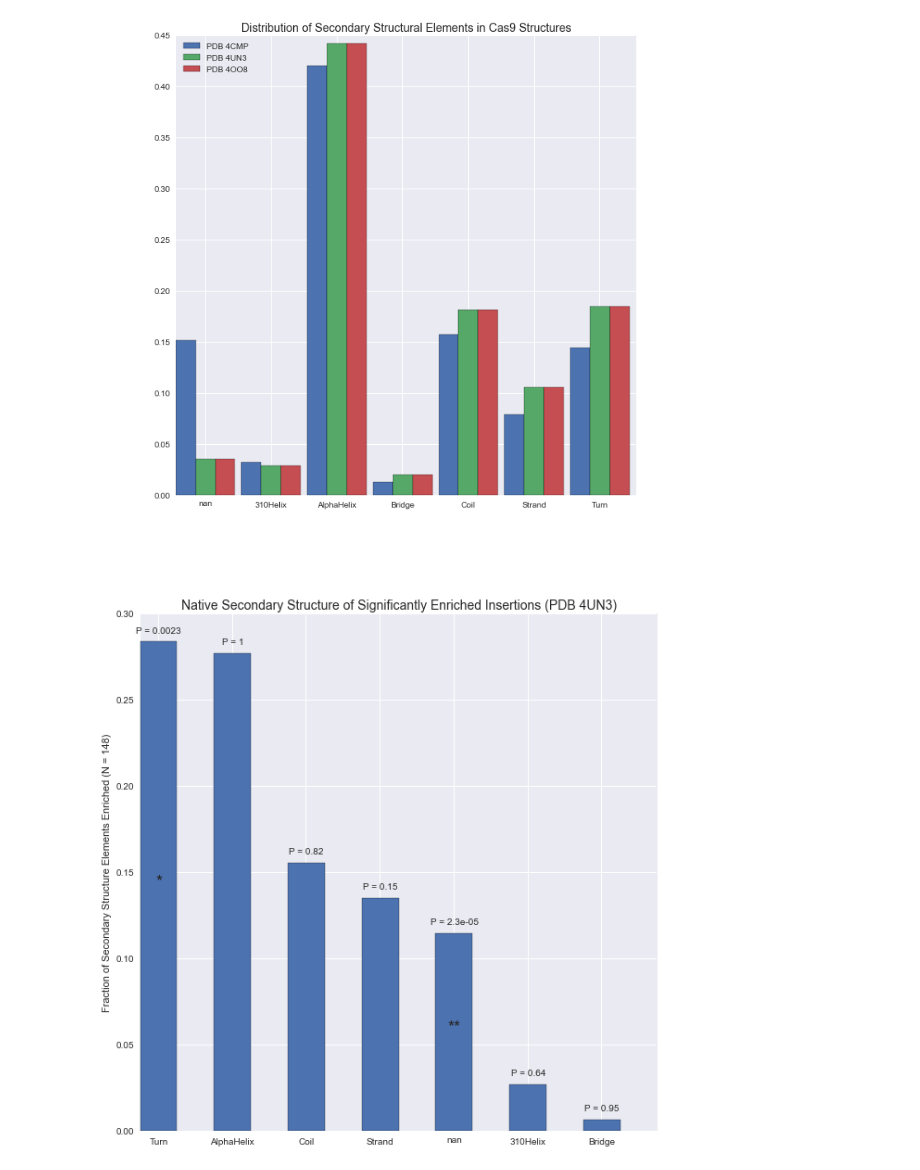
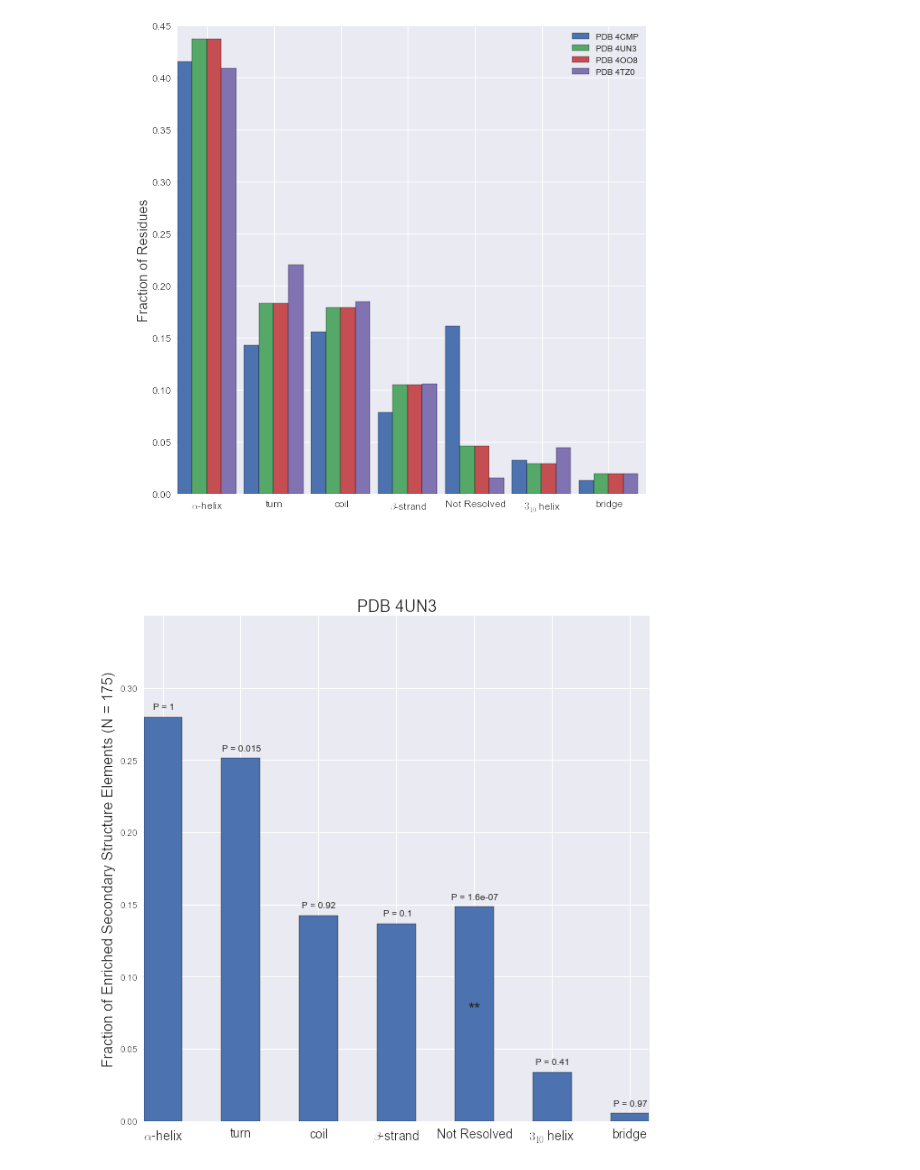
Before and after one commit to flamholz/arC9, a Jupyter notebook: ipython_notebooks/Cas9 Secondary Structure Analysis.ipynb, the cells around one changed output. Saved outputs shown, nothing was run; the diff lists cells and outputs as text; code cells hidden in the pictures.

Commit message:
Updated structural analysis.

```diff
--- a/ipython_notebooks/Cas9 Secondary Structure Analysis.ipynb
+++ b/ipython_notebooks/Cas9 Secondary Structure Analysis.ipynb
@@ -47,17 +65,27 @@ overall_4OO8_d = dict(zip(keys, overall_4OO8))
 # %%
 pylab.figure(figsize=(10,10))
 xs = np.arange(len(keys))
+pretty_names = {'AlphaHelix': r'$\alpha$-helix',
+                np.nan: r'Not Resolved',
+                'Strand': r'$\beta$-strand',
+                'Coil': r'coil',
+                'Turn': r'turn',
+                '310Helix': r'$3_{10}$ helix',
+                'Bridge': r'bridge'}
+xticks = [pretty_names[k] for k in keys]
 pallete = seaborn.SEABORN_PALETTES['deep']
-pylab.bar(xs, overall_4CMP, width=0.3, color=pallete[0], label='PDB 4CMP')
-pylab.bar(xs+0.3, overall_4UN3, width=0.3, color=pallete[1], label='PDB 4UN3')
-pylab.bar(xs+0.6, overall_4OO8, width=0.3, color=pallete[2], label='PDB 4OO8')
-pylab.xticks(xs + 0.45, keys)
-pylab.title('Distribution of Secondary Structural Elements in Cas9 Structures',
-            fontsize=14)
-pylab.legend(loc=2)
+pylab.bar(xs, overall_4CMP, width=0.22, color=pallete[0], label='PDB 4CMP')
+pylab.bar(xs+0.22, overall_4UN3, width=0.22, color=pallete[1], label='PDB 4UN3')
+pylab.bar(xs+0.44, overall_4OO8, width=0.22, color=pallete[2], label='PDB 4OO8')
+pylab.bar(xs+0.66, overall_4TZ0, width=0.22, color=pallete[3], label='PDB 4TZ0')
+pylab.xticks(xs + 0.45, xticks, fontsize=12)
+pylab.yticks(fontsize=12)
+pylab.ylabel('Fraction of Residues', fontsize=16)
+pylab.legend(loc=1)
+pylab.savefig('overal_ss_dist.svg')
 pylab.show()
 # %% [output]
-[figure, old version]
+[figure, new version]
 # %%
 def pval(p, count, total):
     """
@@ -97,11 +133,12 @@ def plot_ss_elts(ss_elts, overall_dist):
 # %%
 figure = pylab.figure(figsize=(10,10))
-plot_ss_elts(secondary_structure_elts_4UN3, overall_4UN3_d)
+plot_ss_elts(secondary_structure_elts_4UN3, overall_4UN3_d, keys, pretty_names)
 n = len(secondary_structure_elts_4UN3)
-pylab.ylabel('Fraction of Secondary Structure Elements Enriched (N = %d)' % n)
-pylab.title('Native Secondary Structure of Significantly Enriched Insertions (PDB 4UN3)', fontsize=14)
+pylab.ylabel('Fraction of Enriched Secondary Structure Elements (N = %d)' % n, fontsize=16)
+pylab.title('PDB 4UN3', fontsize=18)
+pylab.savefig('4UN3_ss_enrichment.svg')
 pylab.show()
 # %% [output]
-[figure, old version]
+[figure, new version]
 # %%
 figure = pylab.figure(figsize=(10,10))
```
Also changed, not shown: parts of 5 cells of this notebook.
